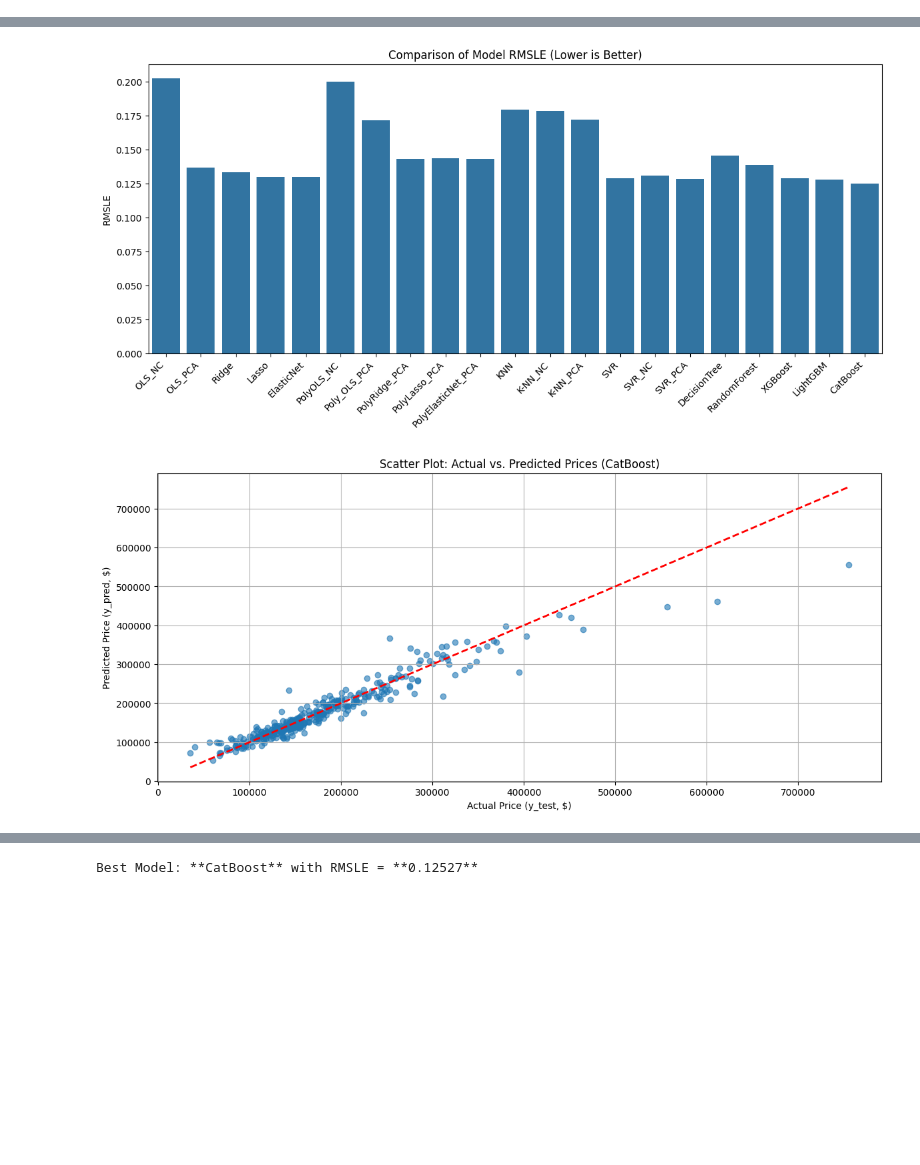
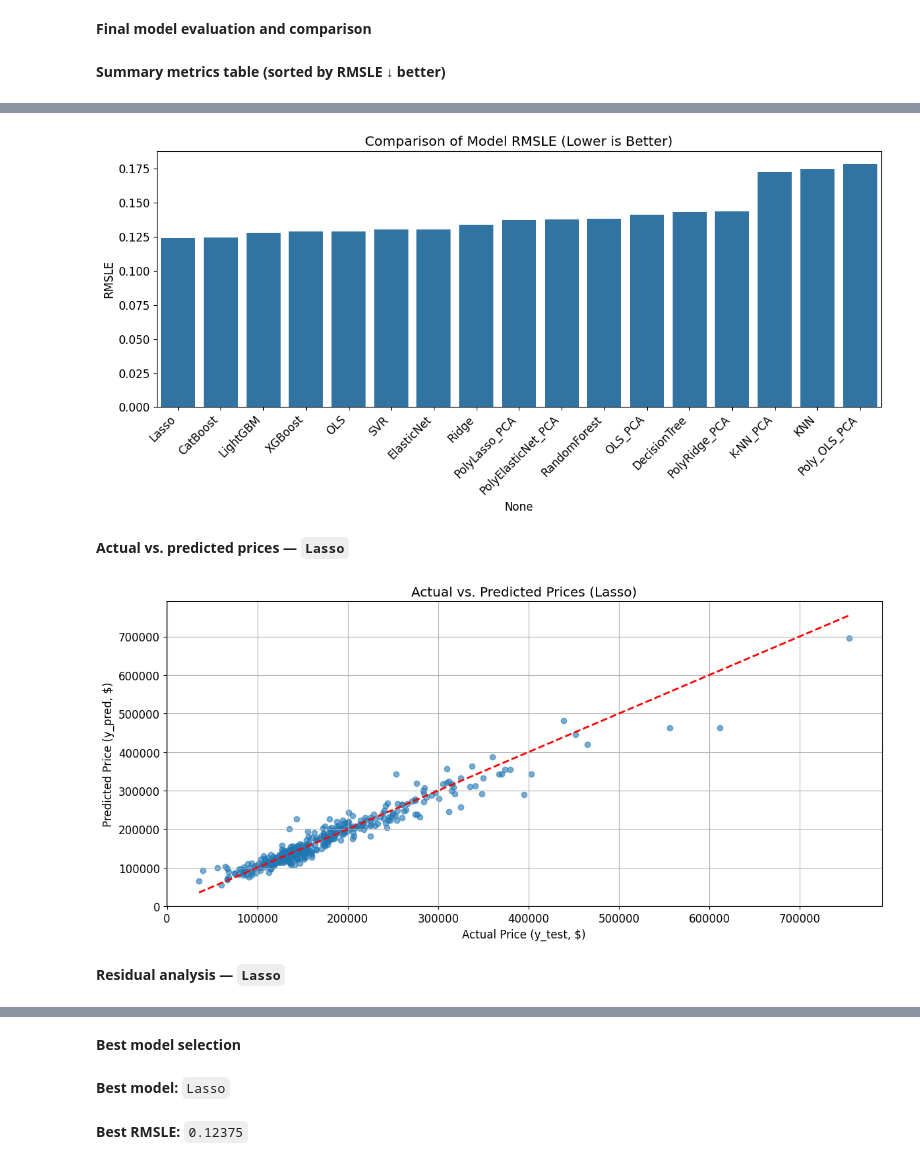
Before and after one commit to Lid11a/house-price-predictor, a Jupyter notebook: notebooks/house-price-predictor.ipynb, the cells around one changed output, grey strips where cells are left out. Drawn from its saved outputs; the diff is of its cells as text; code cells hidden in the pictures; blank space fills up the shorter version.

Commit message:
fix: refine notebook pipeline and dependencies

```diff
--- a/notebooks/house-price-predictor.ipynb
+++ b/notebooks/house-price-predictor.ipynb
@@ -548,8 +1281,0 @@ Optimal hyperparameters for Elastic Net: {'regressor__alpha': 0.001, 'regressor_
-# %%
-pipeline_poly_OLS_NC = create_poly_NC_pipeline(regressor_model = LinearRegression(n_jobs = -1))
-
-pipeline_poly_OLS_NC.fit(X_train_train_NC, y_train_log_NC)
-best_poly_OLS_NC = pipeline_poly_OLS_NC
-
-results['PolyOLS_NC'] = evaluate_model(best_poly_OLS_NC, X_train_test_NC, y_test, y_test_log, 'PolyOLS_NC')
-final_pipelines['PolyOLS_NC'] = best_poly_OLS_NC
@@ -1003,7 +1918,7 @@ model_catboost = CatBoostRegressor(
     thread_count = -1)
 
 param_grid_catboost = {
-    'iterations': [500, 1000],
+    'iterations': [800, 1200],
     'depth': [6, 8],
     'l2_leaf_reg': [4, 5]}
 
@@ -1012,7 +1927,7 @@ grid_search_catboost = GridSearchCV(
     param_grid_catboost,
     scoring = rmsle_scorer,
     cv = kf,
-    verbose = 0,
+    verbose=0,
     n_jobs = -1)
 
 grid_search_catboost.fit(X_train_train, y_train_log)
@@ -1021,9 +1936,5 @@ best_catboost = grid_search_catboost.best_estimator_
 results['CatBoost'] = evaluate_model(best_catboost, X_train_test, y_test, y_test_log, 'CatBoost')
 final_pipelines['CatBoost'] = best_catboost
 
-best_params_catboost = grid_search_catboost.best_params_
-print(f"Optimal Hyperparameters for CatBoost: {best_params_catboost}")
-
-best_iterations = best_params_catboost['iterations']
-print(f"Лучшее количество итераций: {best_iterations}")
+show_search_results("CatBoost", grid_search_catboost)
 # %% [output]
@@ -1034,40 +2015,45 @@ Optimal Hyperparameters for CatBoost: {'depth': 6, 'iterations': 1000, 'l2_leaf_
 ## Final model evaluation and comparison
 # %%
 metrics_df = pd.DataFrame({
-    name: {key: val for key, val in res.items() if key !=  'y_pred'}
+    name: {key: val for key, val in res.items() if key != 'y_pred'}
     for name, res in results.items()}).T
 
-print("\nSummary Metrics Table\n")
+md("**Final model evaluation and comparison**")
 metrics_df_display = metrics_df.copy()
-metrics_df_display['RMSE ($)'] = metrics_df_display['RMSE ($)'].round(0).astype(int)
-metrics_df_display['MAE ($)'] = metrics_df_display['MAE ($)'].round(0).astype(int)
-print(metrics_df_display.sort_values(by = 'RMSLE', ascending = True))
+metrics_df_display["RMSE ($)"] = metrics_df_display["RMSE ($)"].round(0).astype(int)
+metrics_df_display["MAE ($)"] = metrics_df_display["MAE ($)"].round(0).astype(int)
+
+show_table("Summary metrics table (sorted by RMSLE ↓ better)",
+           metrics_df_display.sort_values(by = "RMSLE", ascending = True),
+           round_n = 5)
+
+sorted_df = metrics_df.sort_values("RMSLE", ascending = True)
 
 plt.figure(figsize = (12, 6))
-sns.barplot(x = metrics_df.index, y = metrics_df['RMSLE'])
+sns.barplot(x = sorted_df.index, y = sorted_df["RMSLE"])
 plt.title('Comparison of Model RMSLE (Lower is Better)')
-plt.xlabel('')
 plt.ylabel('RMSLE')
 plt.xticks(rotation = 45, ha = 'right')
 plt.tight_layout()
-plt.savefig('images/rmsle_comparison.png')
 plt.show()
 
 best_model_name = metrics_df['RMSLE'].idxmin()
+best_rmsle = metrics_df.loc[best_model_name, "RMSLE"]
 
+md(f"**Actual vs. predicted prices — `{best_model_name}`**")
 plt.figure(figsize = (14, 6))
 plt.scatter(y_test, results[best_model_name]['y_pred'], alpha = 0.6)
 plt.plot([y_test.min(), y_test.max()], [y_test.min(), y_test.max()], 'r--', lw = 2)
 plt.xlabel('Actual Price (y_test, $)')
 plt.ylabel('Predicted Price (y_pred, $)')
-plt.title(f'Scatter Plot: Actual vs. Predicted Prices ({best_model_name})')
+plt.title(f'Actual vs. Predicted Prices ({best_model_name})')
 plt.grid(True)
-plt.savefig('images/actual_vs_predicted.png')
 plt.show()
 
 y_pred_log_best = np.log1p(results[best_model_name]['y_pred'])
 residuals = y_test_log - y_pred_log_best
 
+md(f"**Residual analysis — `{best_model_name}`**")
 plt.figure(figsize = (10, 6))
 plt.scatter(y_pred_log_best, residuals, alpha = 0.6)
 plt.hlines(y = 0, xmin = y_pred_log_best.min(), xmax = y_pred_log_best.max(), color = 'red', linestyle = '--')
@@ -1075,24 +2061,9 @@ plt.xlabel('Predicted Log Price')
 plt.ylabel('Residuals (Actual Log Price - Predicted Log Price)')
 plt.title(f'Residual Plot for Best Model: {best_model_name}')
 plt.grid(True, alpha = 0.5)
-plt.savefig('images/residual_plot_1.png')
 plt.show()
 
-plt.figure(figsize = (10, 6))
-sns.boxplot(x = residuals, color = 'lightgreen')
-plt.title('Boxplot residuals')
-plt.xlabel('Residual')
-plt.savefig('images/residual_plot_2.png')
-plt.show()
-
-plt.figure(figsize = (10, 6))
-plt.scatter(y_pred_log_best, residuals, alpha = 0.5)
-plt.axhline(0, color = 'red', linestyle = '--')
-plt.xlabel('Predicted Log Price')
-plt.ylabel('Residual')
-plt.title('Residuals vs Predicted Log Price')
-plt.savefig('images/residual_plot_3.png')
-plt.show()
-
-print(f"\nBest Model: **{best_model_name}** with RMSLE = **{metrics_df.loc[best_model_name, 'RMSLE']:.5f}**")
+md("**Best model selection**")
+show_kv("Best model", best_model_name)
+show_kv("Best RMSLE", round(float(best_rmsle), 5))
 # %% [output]
@@ -1115,0 +2070,2 @@ OLS_NC              0.202470     35505  0.820047    23886
+**Final model evaluation and comparison**
+**Summary metrics table (sorted by RMSLE ↓ better)**
@@ -1116,2 +2090,4 @@ OLS_NC              0.202470     35505  0.820047    23886
-[figure, old version]
+[figure, new version]
+**Actual vs. predicted prices — `Lasso`**
-[figure, old version]
+[figure, new version]
+**Residual analysis — `Lasso`**
@@ -1121 +2095,3 @@ OLS_NC              0.202470     35505  0.820047    23886
-Best Model: **CatBoost** with RMSLE = **0.12527**
+**Best model selection**
+**Best model:** `Lasso`
+**Best RMSLE:** `0.12375`
```
Also changed, not shown: parts of 152 cells of this notebook, 2 other files.
